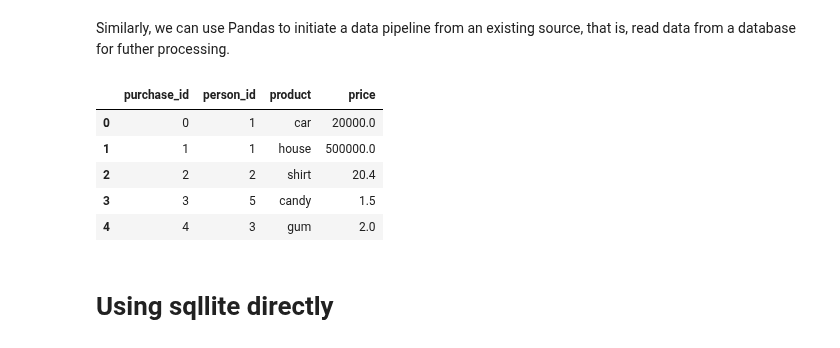
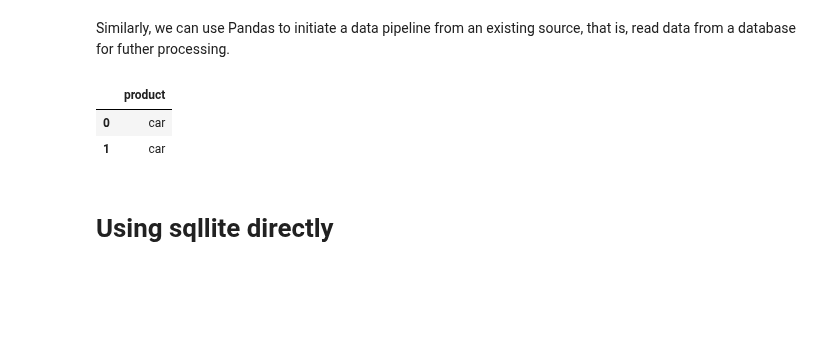
Before and after one commit to rameshnatarajanus/katz-aim5004-fall2025, a Jupyter notebook: notebooks/Lecture-14-Data-Pipeline.ipynb, the cells around one changed output. Cells and saved outputs as stored; diff of their text form; code cells hidden in the pictures; blank space fills up the shorter version.

```diff
--- a/notebooks/Lecture-14-Data-Pipeline.ipynb
+++ b/notebooks/Lecture-14-Data-Pipeline.ipynb
@@ -212,15 +212,12 @@ purchases_df.to_sql("purchase", engine, if_exists="replace")
 # %% [markdown]
 Similarly, we can use Pandas to initiate a data pipeline from an existing source, that is, read data from a database for futher processing.
 # %%
-df = pd.read_sql_query(sql='SELECT * FROM purchase', con=engine)
+df = pd.read_sql_query(sql='SELECT product FROM purchase where product="car"', con=engine)
 df.head()
 # %% [output]
-|  | purchase_id | person_id | product | price |
-| 0 | 0 | 1 | car | 20000.0 |
-| 1 | 1 | 1 | house | 500000.0 |
-| 2 | 2 | 2 | shirt | 20.4 |
-| 3 | 3 | 5 | candy | 1.5 |
-| 4 | 4 | 3 | gum | 2.0 |
+|  | product |
+| 0 | car |
+| 1 | car |
 # %% [markdown]
 # Using sqllite directly
 # %%
```
Also changed, not shown: parts of 13 cells of this notebook.
